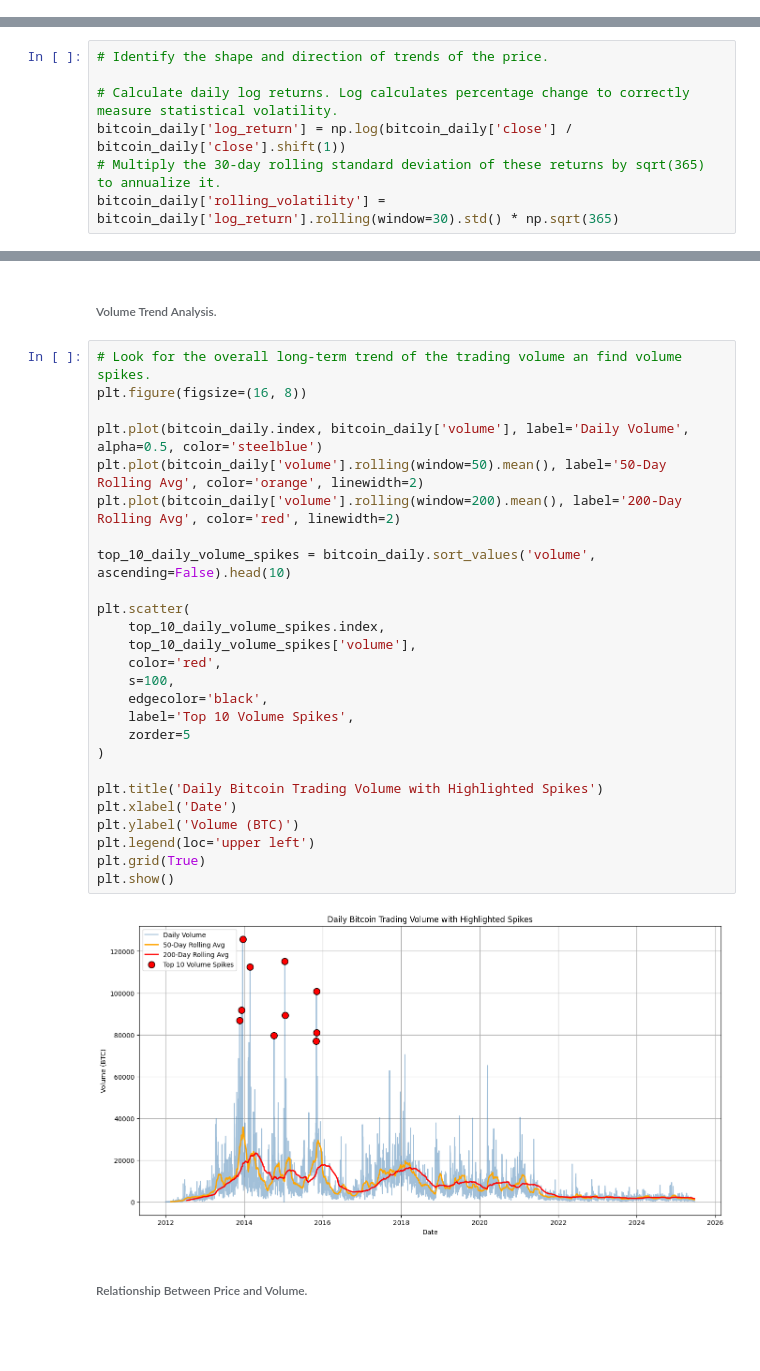
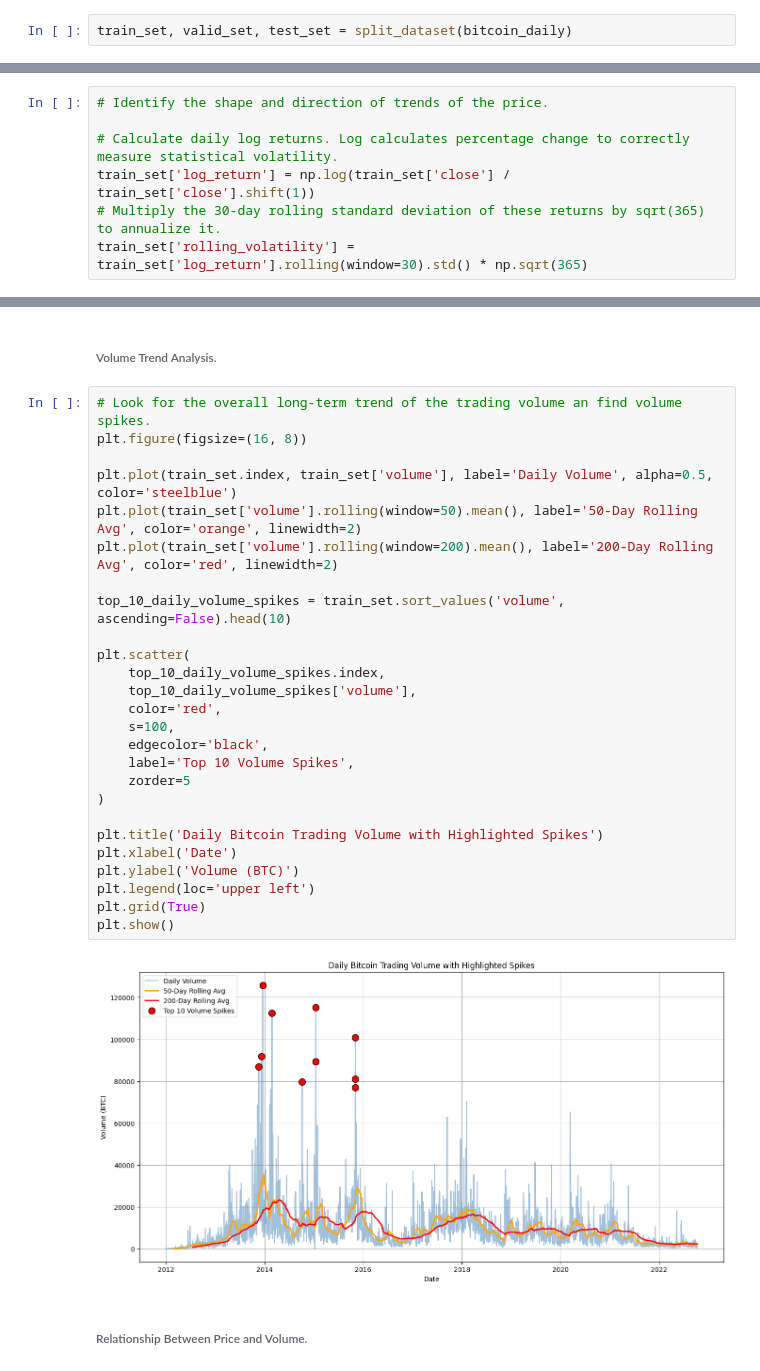
Before and after one commit to elaellet/bitcoin, a Jupyter notebook: notebooks/1_eda.ipynb, the cells around one changed output, grey strips where cells are left out. Cells and saved outputs as stored; diff of their text form; blank space fills up the shorter version.

```diff
--- a/notebooks/1_eda.ipynb
+++ b/notebooks/1_eda.ipynb
@@ -699,3 +701,5 @@ bitcoin_monthly = bitcoin_ohlcv['monthly']
+# %%
+train_set, valid_set, test_set = split_dataset(bitcoin_daily)
 # %% [markdown]
 ###### Price Trend Analysis.
 # %%
@@ -719,6 +723,6 @@ plt.show()
 # Identify the shape and direction of trends of the price.
 
 # Calculate daily log returns. Log calculates percentage change to correctly measure statistical volatility.
-bitcoin_daily['log_return'] = np.log(bitcoin_daily['close'] / bitcoin_daily['close'].shift(1))
+train_set['log_return'] = np.log(train_set['close'] / train_set['close'].shift(1))
 # Multiply the 30-day rolling standard deviation of these returns by sqrt(365) to annualize it.
-bitcoin_daily['rolling_volatility'] = bitcoin_daily['log_return'].rolling(window=30).std() * np.sqrt(365)
+train_set['rolling_volatility'] = train_set['log_return'].rolling(window=30).std() * np.sqrt(365)
@@ -739,31 +754,31 @@ plt.show()
 # %%
 # Look for the overall long-term trend of the trading volume an find volume spikes.
 plt.figure(figsize=(16, 8))
 
-plt.plot(bitcoin_daily.index, bitcoin_daily['volume'], label='Daily Volume', alpha=0.5, color='steelblue')
-plt.plot(bitcoin_daily['volume'].rolling(window=50).mean(), label='50-Day Rolling Avg', color='orange', linewidth=2)
-plt.plot(bitcoin_daily['volume'].rolling(window=200).mean(), label='200-Day Rolling Avg', color='red', linewidth=2)
+plt.plot(train_set.index, train_set['volume'], label='Daily Volume', alpha=0.5, color='steelblue')
+plt.plot(train_set['volume'].rolling(window=50).mean(), label='50-Day Rolling Avg', color='orange', linewidth=2)
+plt.plot(train_set['volume'].rolling(window=200).mean(), label='200-Day Rolling Avg', color='red', linewidth=2)
 
-top_10_daily_volume_spikes = bitcoin_daily.sort_values('volume', ascending=False).head(10)
+top_10_daily_volume_spikes = train_set.sort_values('volume', ascending=False).head(10)
 
 plt.scatter(
     top_10_daily_volume_spikes.index,
     top_10_daily_volume_spikes['volume'],
     color='red',
     s=100,
     edgecolor='black',
     label='Top 10 Volume Spikes',
     zorder=5
 )
 
 plt.title('Daily Bitcoin Trading Volume with Highlighted Spikes')
 plt.xlabel('Date')
 plt.ylabel('Volume (BTC)')
 plt.legend(loc='upper left')
 plt.grid(True)
 plt.show()
 # %% [output]
-[figure, old version]
+[figure, new version]
 # %% [markdown]
 ###### Relationship Between Price and Volume.
 # %%
```
Also changed, not shown: parts of 38 cells of this notebook, 2 other files.
